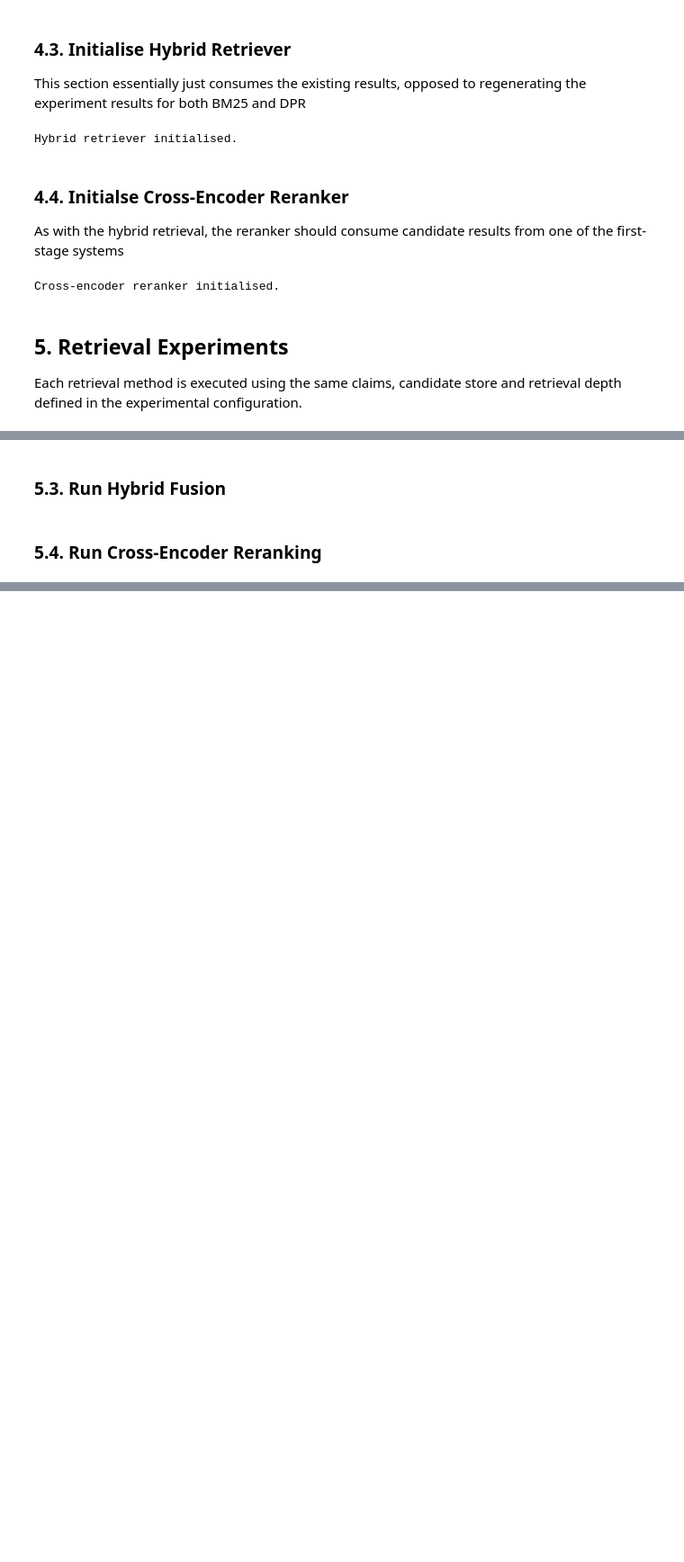
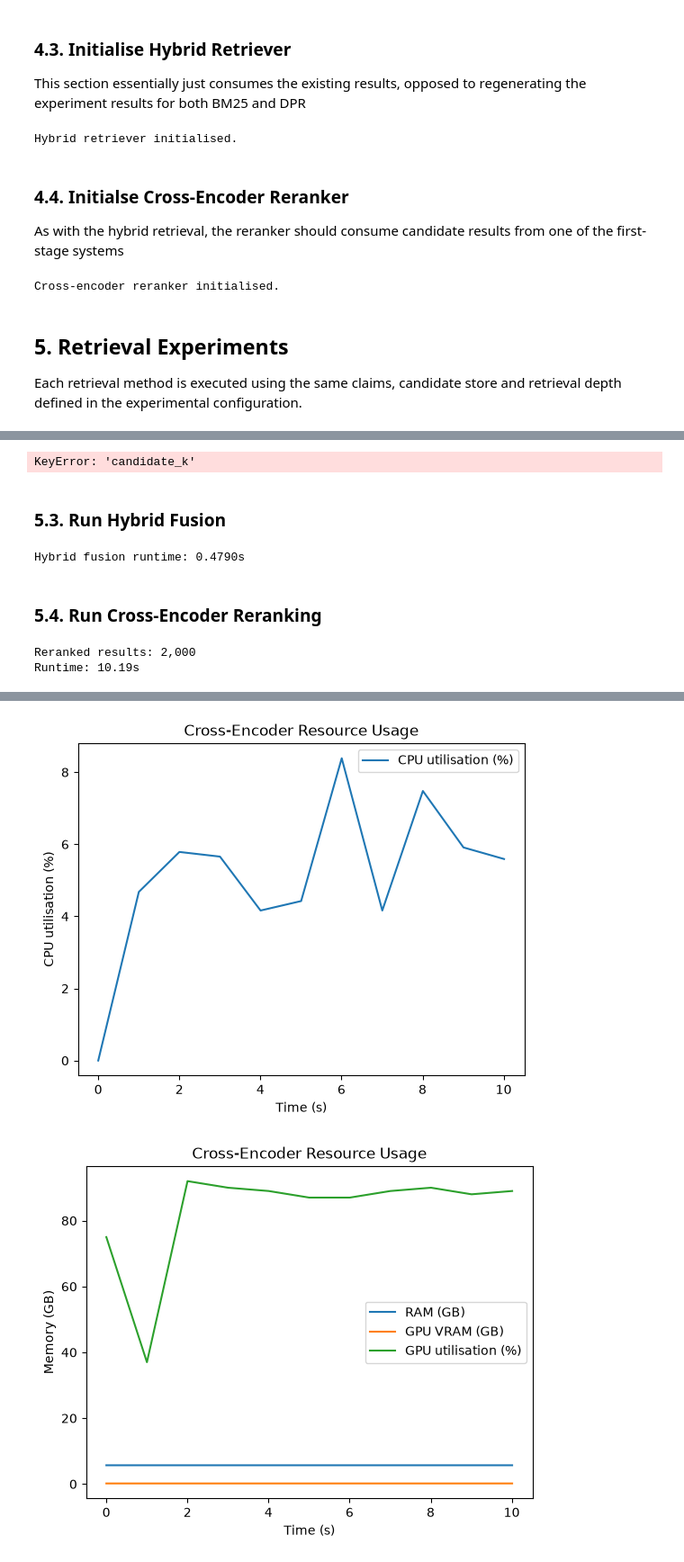
Before and after one commit to REALBroomFish/AutomatedFactVerification_RetrieverComparison, a Jupyter notebook: notebooks/2_retrieval_evaluation.ipynb, the cells around one changed output, grey strips where cells are left out. Shown at 90% size. Saved outputs shown, nothing was run; the diff lists cells and outputs as text; code cells hidden in the pictures; blank space fills up the shorter version.

```diff
--- a/notebooks/2_retrieval_evaluation.ipynb
+++ b/notebooks/2_retrieval_evaluation.ipynb
@@ -365,0 +455,5 @@ DPR initialised.
+# %%
+dense = DenseRetriever(config=DenseConfig(**EXPERIMENT["dense"]))
+
+print("Dense retriever initialised.")
+print("Device:", dense.model.device)
@@ -367,7 +465,7 @@ DPR initialised.
 ### 4.3. Initialise Hybrid Retriever
 This section essentially just consumes the existing results, opposed to regenerating the experiment results for both BM25 and DPR
 # %%
-hybrid = HybridRetriever(lexical_retriever=bm25, dense_retriever=dpr, config=HybridConfig(**EXPERIMENT["hybrid"]))
+hybrid = HybridRetriever(lexical_retriever=bm25, dense_retriever=dense, config=HybridConfig(**EXPERIMENT["hybrid"]))
 
 print("Hybrid retriever initialised.")
 # %% [output]
@@ -424,39 +529,59 @@ Runtime: 17982.10s
 # %%
-monitor = ResourceMonitor()
-monitor.start()
+DENSE_CHECKPOINT = RUN_DIR / "dense_checkpoint.parquet"
 
-start = perf_counter()
+if DENSE_CHECKPOINT.exists():
+    dense_results = pd.read_parquet(DENSE_CHECKPOINT)
 
-dpr_results = dpr.retrieve_batch(claims=claims, candidates=candidate_store, k=EXPERIMENT["retrieval"]["retrieve_k"])
+    completed_claims = set(dense_results["claim_id"].unique())
 
-RUNTIMES["dpr"] = perf_counter() - start
-RESOURCE_USAGE["dpr"] = monitor.stop()
+    print(f"Resuming dense retrieval: {len(completed_claims)} claims already complete.")
+else:
+    dense_results = pd.DataFrame()
+    completed_claims = set()
 
-print(f"DPR results: {len(dpr_results):,}")
-print(f"Runtime: {RUNTIMES['dpr']:.2f}s")
 
-display(dpr_results.head())
+remaining_claims = claims[~claims["claim_id"].isin(completed_claims)]
 
-plot_resources(RESOURCE_USAGE["dpr"], "DPR Resource Usage")
+
+new_results = []
+
+for _, claim in tqdm(remaining_claims.iterrows(), total=len(remaining_claims), desc="DenseRetriever", unit="claim"):
+    claim_id = claim["claim_id"]
+
+    claim_candidates = candidate_store.load_claim(claim_id)
+    claim_candidates = claim_candidates.drop(columns=["claim_id"], errors="ignore")
+
+    result = dense.retrieve(query=claim["claim"], candidates=claim_candidates, k=EXPERIMENT["retrieval"]["candidate_k"])
+
+    result.insert(0, "claim_id", claim_id)
+    new_results.append(result)
+
+    # Save after every completed claim.
+    checkpoint_results = pd.concat([dense_results, *new_results], ignore_index=True)
+
+    checkpoint_results.to_parquet(DENSE_CHECKPOINT, index=False)
+
+
+if new_results:
+    dense_results = pd.concat([dense_results, *new_results], ignore_index=True)
+
+dense_results = dense_results.sort_values(["claim_id", "rank"]).reset_index(drop=True)
+
+print(f"Dense retrieval complete: {dense_results['claim_id'].nunique()} claims.")
+# %% [output]
+KeyError: 'candidate_k'
 # %% [markdown]
 ### 5.3. Run Hybrid Fusion
 # %%
-monitor = ResourceMonitor()
-monitor.start()
-
 start = perf_counter()
 
-hybrid_results = hybrid.fuse_batch(lexical_results=bm25_results, dense_results=dpr_results, k=EXPERIMENT["retrieval"]["retrieve_k"])
+hybrid_results = hybrid.fuse_batch(lexical_results=bm25_results, dense_results=dense_results, k=EXPERIMENT["retrieval"]["retrieve_k"])
+RUNTIMES["hybrid_fusion"] = perf_counter() - start
+print(f"Hybrid fusion runtime: {RUNTIMES['hybrid_fusion']:.4f}s")
 
-RUNTIMES["hybrid"] = perf_counter() - start
-RESOURCE_USAGE["hybrid"] = monitor.stop()
-
-print(f"Hybrid results: {len(hybrid_results):,}")
-print(f"Runtime: {RUNTIMES['hybrid']:.2f}s")
-
-display(hybrid_results.head())
-
-plot_resources(RESOURCE_USAGE["hybrid"], "Hybrid Fusion Resource Usage")
+RUNTIMES["hybrid_total"] = (RUNTIMES["bm25"] + RUNTIMES["dense"] + RUNTIMES["hybrid_fusion"])
+# %% [output]
+Hybrid fusion runtime: 0.4790s
 # %% [markdown]
 ### 5.4. Run Cross-Encoder Reranking
 # %%
@@ -476,3 +601,8 @@ print(f"Runtime: {RUNTIMES['cross_encoder']:.2f}s")
 display(reranked_results.head())
 
 plot_resources(RESOURCE_USAGE["cross_encoder"], "Cross-Encoder Resource Usage")
+
+RUN_SUMMARY["cross_encoder"] = {"claims": len(claims), "results": len(reranked_results), "runtime_seconds": RUNTIMES["cross_encoder"], **summarise_resources(RESOURCE_USAGE["cross_encoder"])}
+# %% [output]
+Reranked results: 2,000
+Runtime: 10.19s
@@ -478,0 +615,2 @@ plot_resources(RESOURCE_USAGE["cross_encoder"], "Cross-Encoder Resource Usage")
+[figure, added]
+[figure, added]
```
Also changed, not shown: parts of 44 cells of this notebook, 3 other files.
